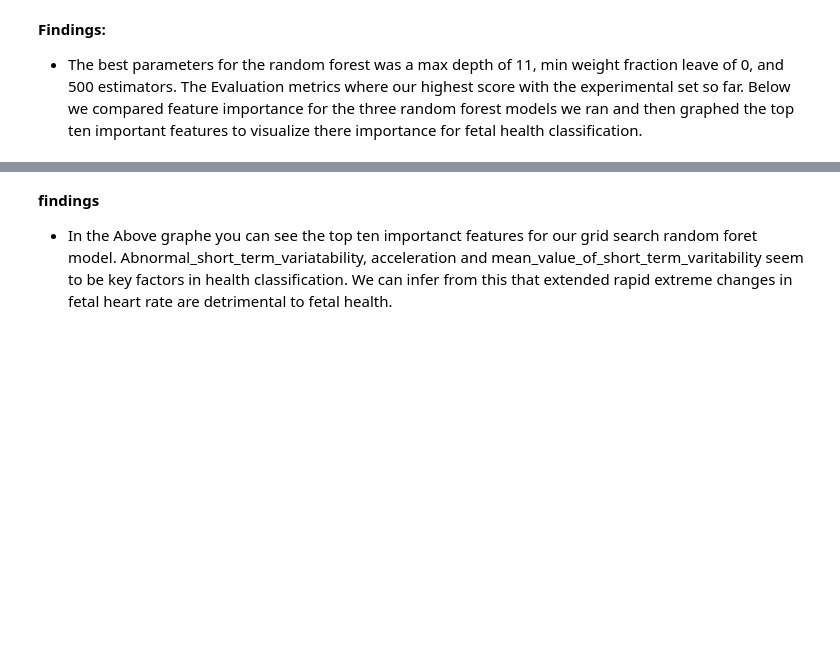
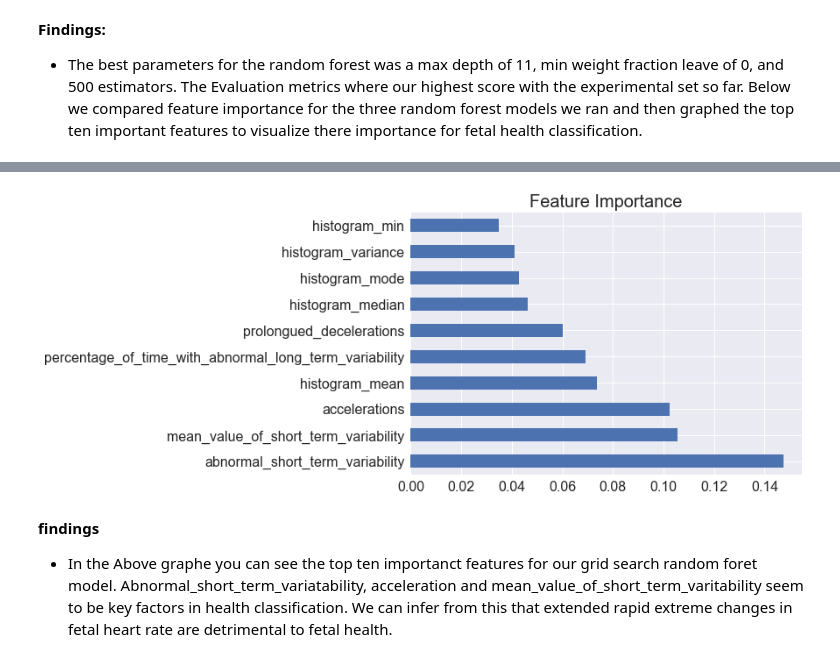
Before and after one commit to Ismaeltrevi/Predicting-Fetal-Risk-Using-Cardiotocographic-Data, a Jupyter notebook: experimental_feature_Modeling.ipynb, the cells around one changed output, grey strips where cells are left out. Cells and saved outputs as stored; diff of their text form; code cells hidden in the pictures; blank space fills up the shorter version.

```diff
--- a/experimental_feature_Modeling.ipynb
+++ b/experimental_feature_Modeling.ipynb
@@ -336,5 +520,11 @@ best_features_rfc
 # %%
 pd.Series(grid_tree.best_estimator_.feature_importances_, index=X.columns).nlargest(10).plot(kind='barh')
+plt.title('Feature Importance', fontsize=20)
+plt.yticks(fontsize=16)
+plt.xticks(fontsize=16)
+plt.show()
+# %% [output]
+[figure, added]
 # %% [markdown]
 **findings**
 - In the Above graphe you can see the top ten importanct features for our grid search random foret model.  Abnormal_short_term_variatability, acceleration and mean_value_of_short_term_varitability seem to be key factors in health classification.  We can infer from this that extended rapid extreme changes in fetal heart rate are detrimental to fetal health.
```
Also changed, not shown: parts of 16 cells of this notebook, 1 other file.
